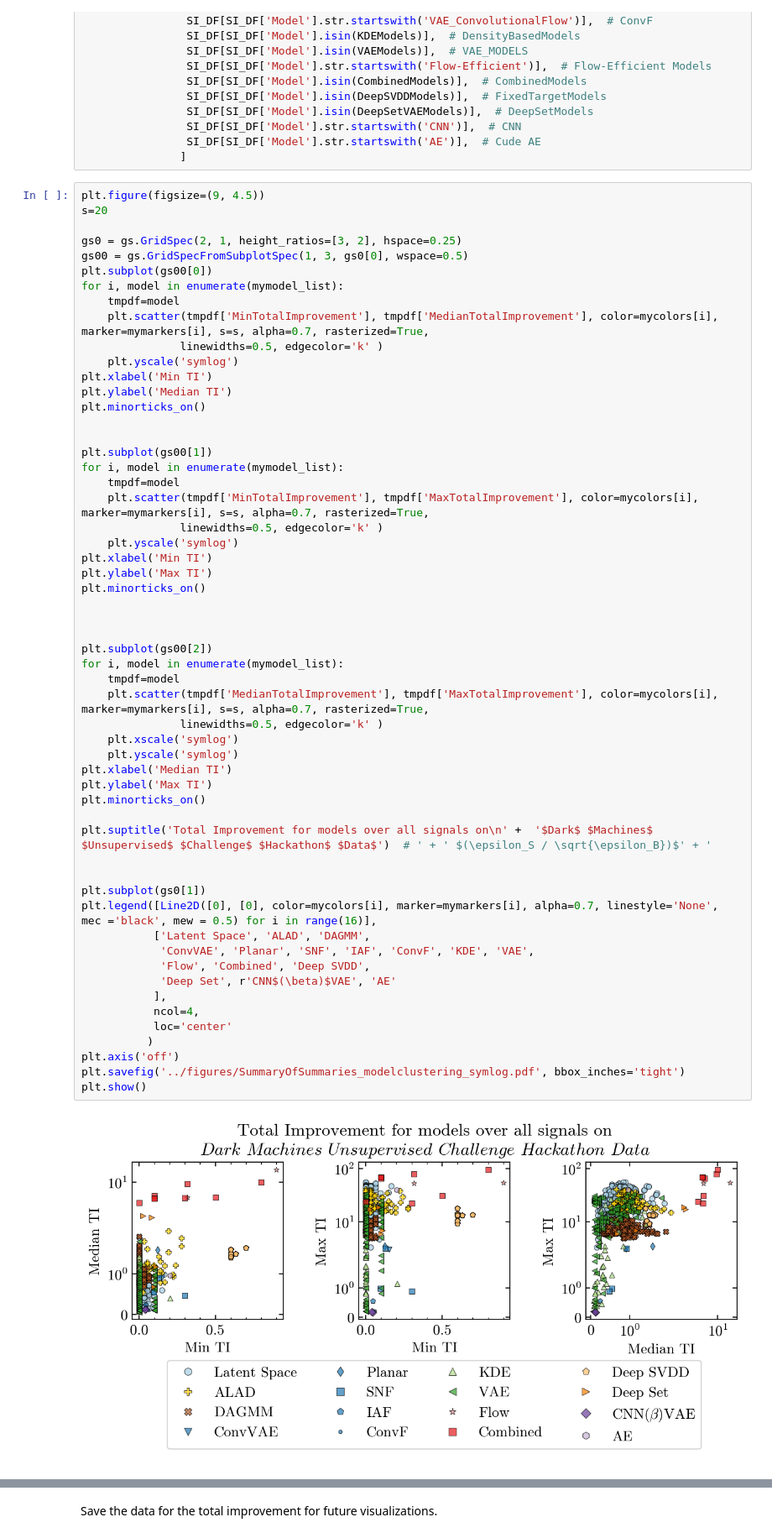
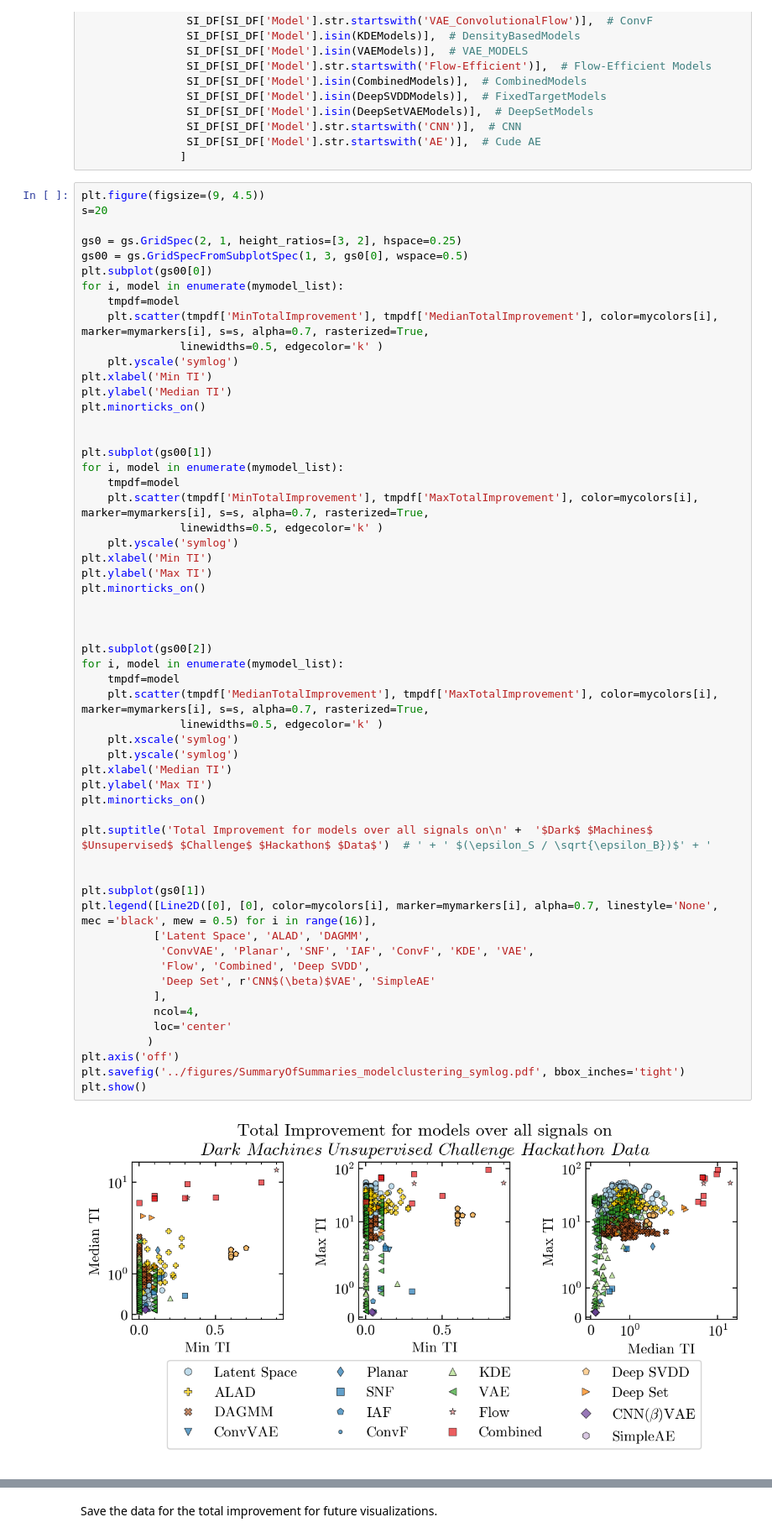
Before and after one commit to bostdiek/DarkMachines-UnsupervisedChallenge, a Jupyter notebook: notebooks/04-SignificanceImprovement.ipynb, the cells around one changed output, grey strips where cells are left out. Shown at 84% size. Drawn from its saved outputs; the diff is of its cells as text.

Commit message:
Rename AE to SimpleAE

```diff
--- a/notebooks/04-SignificanceImprovement.ipynb
+++ b/notebooks/04-SignificanceImprovement.ipynb
@@ -352,35 +352,35 @@ plt.minorticks_on()
 
 
 
 plt.subplot(gs00[2])
 for i, model in enumerate(mymodel_list):
     tmpdf=model
     plt.scatter(tmpdf['MedianTotalImprovement'], tmpdf['MaxTotalImprovement'], color=mycolors[i], marker=mymarkers[i], s=s, alpha=0.7, rasterized=True,
                linewidths=0.5, edgecolor='k' )
     plt.xscale('symlog')
     plt.yscale('symlog')
 plt.xlabel('Median TI')
 plt.ylabel('Max TI')
 plt.minorticks_on()
 
 plt.suptitle('Total Improvement for models over all signals on\n' +  '$Dark$ $Machines$ $Unsupervised$ $Challenge$ $Hackathon$ $Data$')  # ' + ' $(\epsilon_S / \sqrt{\epsilon_B})$' + '
 
 
 plt.subplot(gs0[1])
 plt.legend([Line2D([0], [0], color=mycolors[i], marker=mymarkers[i], alpha=0.7, linestyle='None', mec ='black', mew = 0.5) for i in range(16)],
            ['Latent Space', 'ALAD', 'DAGMM',
             'ConvVAE', 'Planar', 'SNF', 'IAF', 'ConvF', 'KDE', 'VAE',
             'Flow', 'Combined', 'Deep SVDD',
-            'Deep Set', r'CNN$(\beta)$VAE', 'AE'
+            'Deep Set', r'CNN$(\beta)$VAE', 'SimpleAE'
            ],
            ncol=4,
            loc='center'
           )
 plt.axis('off')
 plt.savefig('../figures/SummaryOfSummaries_modelclustering_symlog.pdf', bbox_inches='tight')
 plt.show()
 # %% [output]
-[figure, old version]
+[figure, new version]
 # %%
 fig = plt.figure(figsize=(6, 6))
 gs0 = gs.GridSpec(2, 1, height_ratios=[10, 1], hspace=0.3)
```
Also changed, not shown: parts of 4 cells of this notebook, 42 other files.
